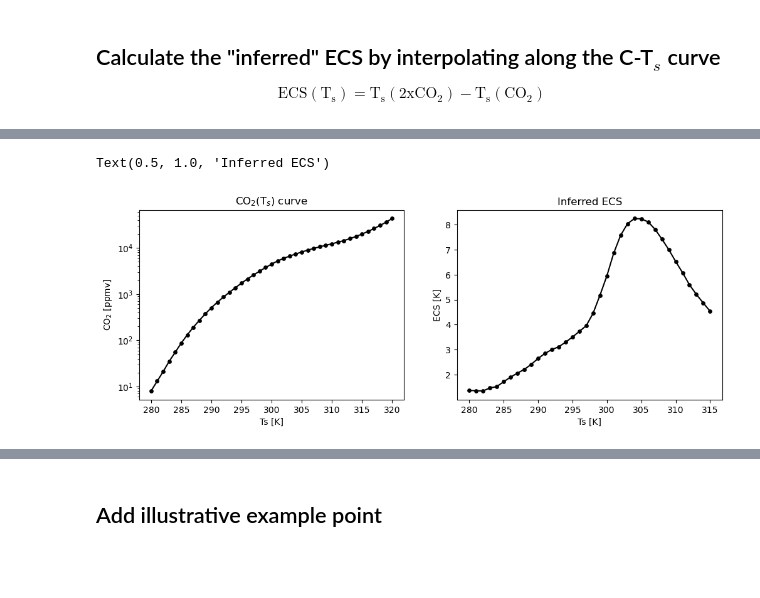
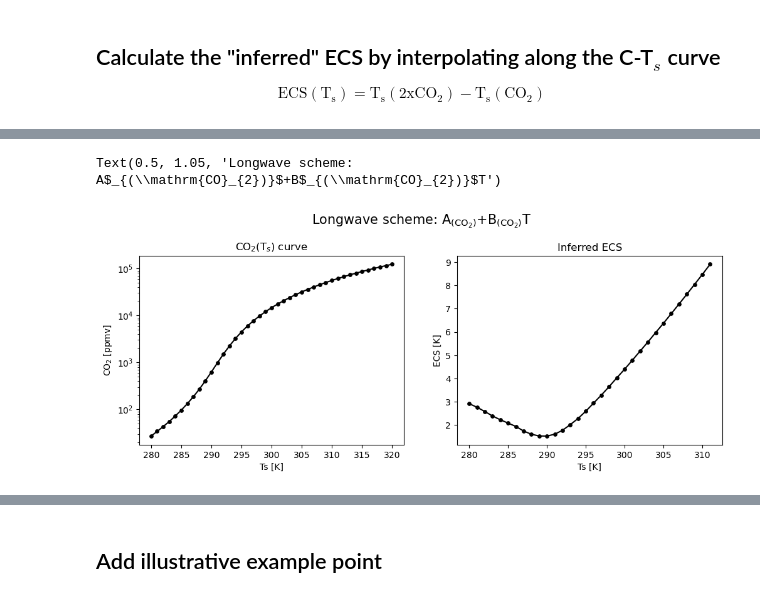
Before and after one commit to AndrewILWilliams/ECS_bump, a Jupyter notebook: climlab_greygas.ipynb, the cells around one changed output, grey strips where cells are left out. Cells and saved outputs as stored; diff of their text form; code cells hidden in the pictures; blank space fills up the shorter version.

Commit message:
added AplusBT_CO2 longwave parameterization notebook, gives interesting results

```diff
--- a/climlab_greygas.ipynb
+++ b/climlab_greygas.ipynb
@@ -80,4 +100,4 @@ def calc_olr(SST, CO2ppmv):
 # %%
-OLR0 = calc_olr(SST=288,CO2ppmv=280)
+OLR0 = calc_olr_AplusBT_CO2(SST=288,CO2ppmv=280)
 OLR0
 # %% [output]
@@ -87,7 +107,7 @@ OLRS = np.zeros((10,10))
 
 for idx1, temp in enumerate(np.linspace(280, 290, 10)):
     for idx2, co2 in enumerate(np.linspace(280, 1200, 10)):
-        OLRS[idx1, idx2] = calc_olr(temp, co2)
+        OLRS[idx1, idx2] = calc_olr_AplusBT_CO2(temp, co2)
 # %%
 import xarray as xr
 da=xr.DataArray(OLRS, dims=['temp', 'co2'], coords={'temp':np.linspace(280, 290, 10), 'co2':np.linspace(280, 1200, 10)})
@@ -106,7 +126,7 @@ the RRTMG scheme, so you can either choose to run it or just set run_loop=False
 and then it will load the data from the Data folder
 """
 
-run_loop = False
+run_loop = True
 # %%
 %%time
 
@@ -114,18 +134,20 @@ if run_loop:
     TEMPS = np.linspace(280, 320, 41)
     CO2_arr = np.zeros(len(TEMPS))
 
-    OLR0 = calc_olr(SST=288,CO2ppmv=280)
+    OLR0 = calc_olr_AplusBT_CO2(SST=288,CO2ppmv=280)
 
-    co2_init = 0
+    # n.b. require CO2>0 at all times because
+    # AplusBT_CO2 parameterization involves log(CO2/300)
+    co2_init = 1
 
     for idx,sst in enumerate(TEMPS):
 
         if idx==0:
             co2_trial=co2_init
 
-        olr = calc_olr(SST=sst,CO2ppmv=co2_trial)
+        olr = calc_olr_AplusBT_CO2(SST=sst,CO2ppmv=co2_trial)
 
-        imbalance = np.round(np.abs(olr-OLR0)[0],3)
+        imbalance = np.round(np.abs(olr-OLR0),3)
 
         j=0
         while imbalance>0.2:
@@ -141,9 +163,9 @@ if run_loop:
             if co2_trial<0:
                 co2_trial=0
 
-            olr = calc_olr(SST=sst,CO2ppmv=co2_trial)
+            olr = calc_olr_AplusBT_CO2(SST=sst,CO2ppmv=co2_trial)
 
-            imbalance = np.round(np.abs(olr-OLR0)[0],3)
+            imbalance = np.round(np.abs(olr-OLR0),3)
 
         print('Final:   ', 'SST=',int(sst), ', CO2=',int(co2_trial), ', TOA imbalance=',imbalance,' W/m2')
         CO2_arr[idx] = int(co2_trial)
@@ -156,16 +178,16 @@ if run_loop:
                         coords={'CO2':xr.DataArray(CO2_arr, dims=['CO2'], attrs={'units':'ppmv'})},
                         attrs={'standard_name': 'Ts', 'units': 'K'})
 
-    C_Ts.to_netcdf("./Data/C_Ts_curve_RRTMG.nc")
-    Ts_C.to_netcdf("./Data/Ts_C_curve_RRTMG.nc")
+    C_Ts.to_netcdf("./Data/C_Ts_curve_AplusBT_CO2.nc")
+    Ts_C.to_netcdf("./Data/Ts_C_curve_AplusBT_CO2.nc")
 
     fig,ax=plt.subplots(dpi=100)
     C_Ts.plot(ax=ax, yscale='log', color='k')
     ax.scatter(C_Ts.Ts, C_Ts, color='k', s=15)
 
 else:
-    C_Ts = xr.open_dataarray("./Data/C_Ts_curve_RRTMG.nc")
-    Ts_C = xr.open_dataarray("./Data/Ts_C_curve_RRTMG.nc")
+    C_Ts = xr.open_dataarray("./Data/C_Ts_curve_AplusBT_CO2.nc")
+    Ts_C = xr.open_dataarray("./Data/Ts_C_curve_AplusBT_CO2.nc")
 
     fig,ax=plt.subplots(dpi=100)
     C_Ts.plot(ax=ax, yscale='log', color='k')
@@ -205,13 +245,15 @@ Attributes:
 # %%
 fig,axs=plt.subplots(ncols=2, figsize=(12,4), dpi=100)
 
 C_Ts.plot(ax=axs[0], yscale='log', color='k')
 axs[0].scatter(C_Ts.Ts, C_Ts, color='k', s=15)
 axs[0].set_title(r"CO$_{2}$(T$_{s}$) curve")
 
 da_ECS.plot(ax=axs[1], color='k')
 axs[1].scatter(C_Ts.Ts, da_ECS, color='k', s=15)
 axs[1].set_title(r"Inferred ECS")
+
+fig.suptitle("Longwave scheme: A$_{(\mathrm{CO}_{2})}$+B$_{(\mathrm{CO}_{2})}$T", y=1.05, fontsize=15)
 # %% [output]
-Text(0.5, 1.0, 'Inferred ECS')
+Text(0.5, 1.05, 'Longwave scheme: A$_{(\\mathrm{CO}_{2})}$+B$_{(\\mathrm{CO}_{2})}$T')
-[figure, old version]
+[figure, new version]
```
Also changed, not shown: parts of 26 cells of this notebook, 3 other files.
